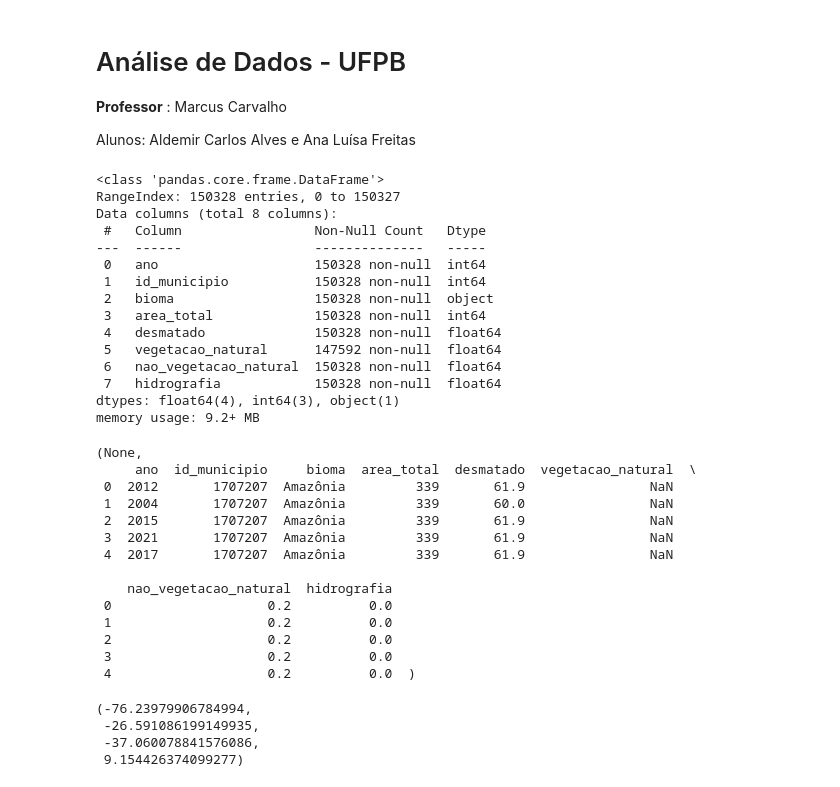
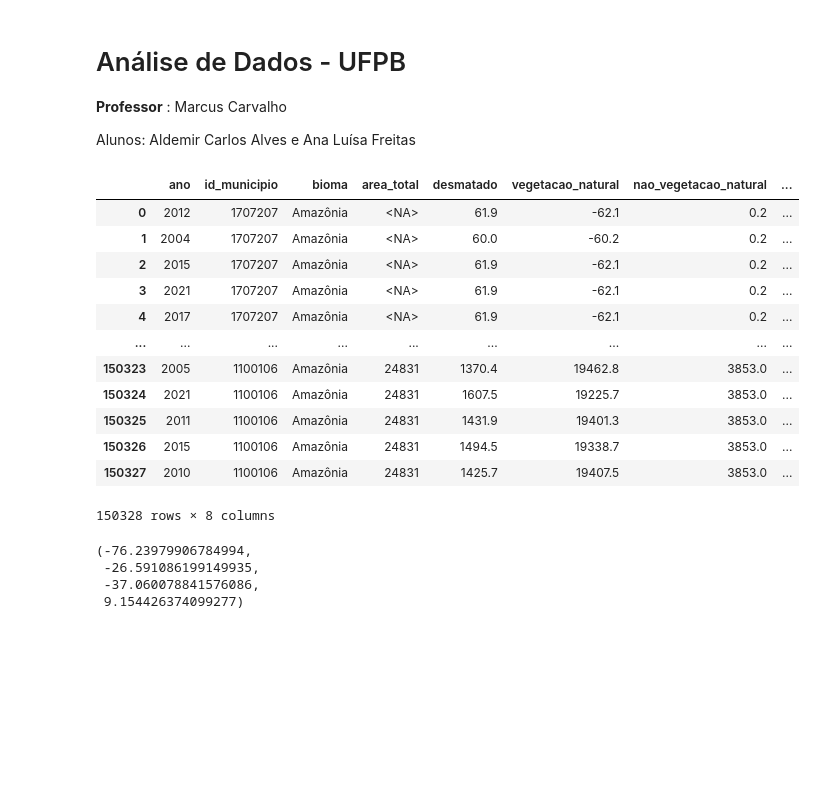
Before and after one commit to aldemaas/dados_desmatamento, a Jupyter notebook: relatorio.ipynb, the cells around one changed output. Cells and saved outputs as stored; diff of their text form; code cells hidden in the pictures; blank space fills up the shorter version.

```diff
--- a/relatorio.ipynb
+++ b/relatorio.ipynb
@@ -7,66 +7,45 @@ Alunos: Aldemir Carlos Alves e Ana Luísa Freitas
 # %%
 import pandas as pd
 import seaborn as sns
 import matplotlib.pyplot as plt
 import numpy as np
 import geobr as geo
 import matplotlib.patches as mpatches
 import geopandas as gpd
 
 
 
 desmatamento = (
     pd.read_csv('dados/municipio_bioma.csv'))
 
+
+municipios_data = (
+    pd.read_csv('dados/Lista_Municípios_com_IBGE_Brasil_Versao_CSV.csv', encoding='ISO-8859-1', delimiter=';')
+)
+
+# Vamos tentar uma abordagem mais direta usando uma expressão lambda para substituir os zeros.
+desmatamento['area_total'] = desmatamento['area_total'].apply(lambda x: pd.NA if x == 0 else x)
+
+# Após substituir os zeros, vamos prosseguir com a remoção de duplicatas e a verificação final do dataframe
+desmatamento = desmatamento.drop_duplicates()
+missing_data = desmatamento.isnull().sum()
+data_types = desmatamento.dtypes
+
 desmatamento
-
-# Corrigindo valores negativos em 'vegetacao_natural'
-desmatamento['vegetacao_natural'] = desmatamento['vegetacao_natural'].apply(lambda x: x if x >= 0 else np.nan)
-
-# Calculando a mediana das áreas não zeradas para 'area_total'
-non_zero_median_area = desmatamento[desmatamento['area_total'] > 0]['area_total'].median()
-
-# Substituindo áreas totais zeradas pela mediana calculada
-desmatamento['area_total'] = desmatamento['area_total'].replace(0, non_zero_median_area)
-
-# Verificando as correções
-corrected_data_info = desmatamento.info()
-corrected_data_head = desmatamento.head()
-
-corrected_data_info, corrected_data_head
-
-
-#geobr python para mapas e identificação de municípios
 # %% [output]
+|  | ano | id_municipio | bioma | area_total | desmatado | vegetacao_natural | nao_vegetacao_natural | ... |
+| 0 | 2012 | 1707207 | Amazônia | <NA> | 61.9 | -62.1 | 0.2 | ... |
+| 1 | 2004 | 1707207 | Amazônia | <NA> | 60.0 | -60.2 | 0.2 | ... |
+| 2 | 2015 | 1707207 | Amazônia | <NA> | 61.9 | -62.1 | 0.2 | ... |
+| 3 | 2021 | 1707207 | Amazônia | <NA> | 61.9 | -62.1 | 0.2 | ... |
+| 4 | 2017 | 1707207 | Amazônia | <NA> | 61.9 | -62.1 | 0.2 | ... |
+| ... | ... | ... | ... | ... | ... | ... | ... | ... |
+| 150323 | 2005 | 1100106 | Amazônia | 24831 | 1370.4 | 19462.8 | 3853.0 | ... |
+| 150324 | 2021 | 1100106 | Amazônia | 24831 | 1607.5 | 19225.7 | 3853.0 | ... |
+| 150325 | 2011 | 1100106 | Amazônia | 24831 | 1431.9 | 19401.3 | 3853.0 | ... |
+| 150326 | 2015 | 1100106 | Amazônia | 24831 | 1494.5 | 19338.7 | 3853.0 | ... |
+| 150327 | 2010 | 1100106 | Amazônia | 24831 | 1425.7 | 19407.5 | 3853.0 | ... |
-<class 'pandas.core.frame.DataFrame'>
-RangeIndex: 150328 entries, 0 to 150327
-Data columns (total 8 columns):
- #   Column                 Non-Null Count   Dtype
----  ------                 --------------   -----
- 0   ano                    150328 non-null  int64
- 1   id_municipio           150328 non-null  int64
- 2   bioma                  150328 non-null  object
- 3   area_total             150328 non-null  int64
- 4   desmatado              150328 non-null  float64
- 5   vegetacao_natural      147592 non-null  float64
- 6   nao_vegetacao_natural  150328 non-null  float64
- 7   hidrografia            150328 non-null  float64
-dtypes: float64(4), int64(3), object(1)
-memory usage: 9.2+ MB
+150328 rows × 8 columns
-(None,
-     ano  id_municipio     bioma  area_total  desmatado  vegetacao_natural  \
- 0  2012       1707207  Amazônia         339       61.9                NaN
- 1  2004       1707207  Amazônia         339       60.0                NaN
- 2  2015       1707207  Amazônia         339       61.9                NaN
- 3  2021       1707207  Amazônia         339       61.9                NaN
- 4  2017       1707207  Amazônia         339       61.9                NaN
-
-    nao_vegetacao_natural  hidrografia
- 0                    0.2          0.0
- 1                    0.2          0.0
- 2                    0.2          0.0
- 3                    0.2          0.0
- 4                    0.2          0.0  )
 # %%
 biomas = geo.read_biomes(year=2019)
 
```
Also changed, not shown: parts of 6 cells of this notebook, 1 other file.
